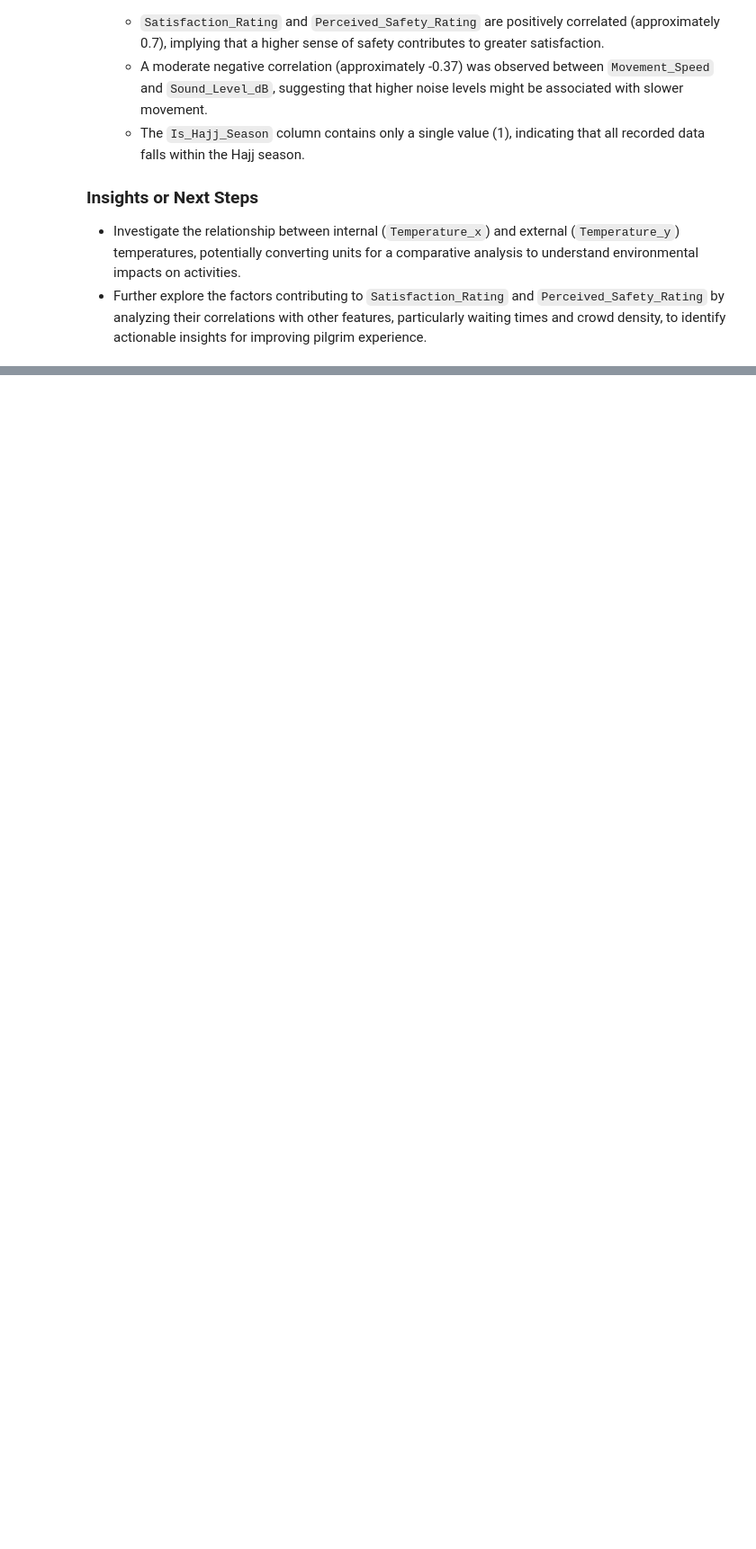
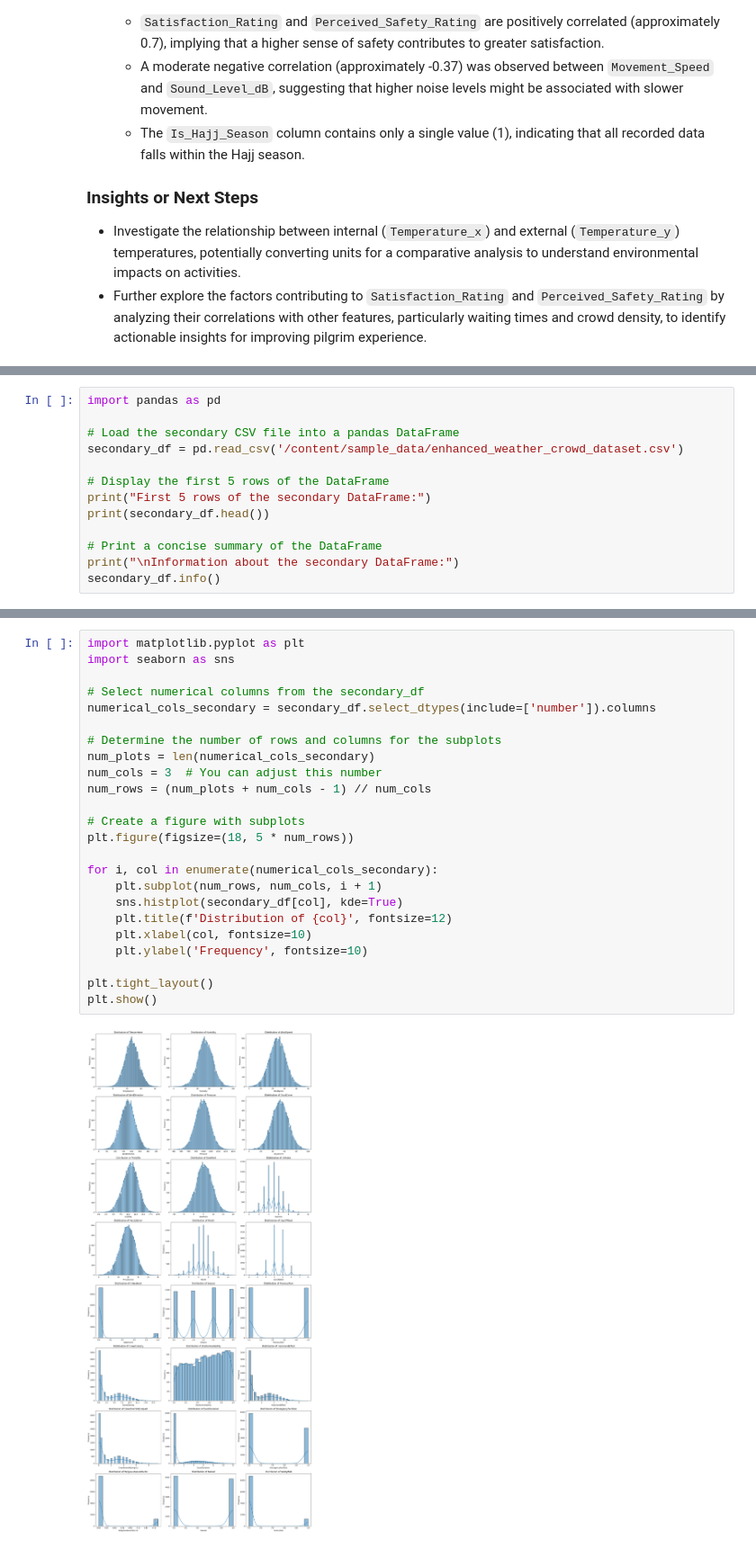
Before and after one commit to Renad110/IT362, a Jupyter notebook: Untitled2.ipynb, the cells around one changed output, grey strips where cells are left out. Shown at 90% size. Saved outputs shown, nothing was run; the diff lists cells and outputs as text; blank space fills up the shorter version.

```diff
--- a/Untitled2.ipynb
+++ b/Untitled2.ipynb
@@ -526,0 +538,13 @@ Present a comprehensive overview of the EDA process and its results, highlightin
+# %%
+import pandas as pd
+
+# Load the secondary CSV file into a pandas DataFrame
+secondary_df = pd.read_csv('/content/sample_data/enhanced_weather_crowd_dataset.csv')
+
+# Display the first 5 rows of the DataFrame
+print("First 5 rows of the secondary DataFrame:")
+print(secondary_df.head())
+
+# Print a concise summary of the DataFrame
+print("\nInformation about the secondary DataFrame:")
+secondary_df.info()
@@ -526,0 +609,26 @@ Present a comprehensive overview of the EDA process and its results, highlightin
+# %%
+import matplotlib.pyplot as plt
+import seaborn as sns
+
+# Select numerical columns from the secondary_df
+numerical_cols_secondary = secondary_df.select_dtypes(include=['number']).columns
+
+# Determine the number of rows and columns for the subplots
+num_plots = len(numerical_cols_secondary)
+num_cols = 3  # You can adjust this number
+num_rows = (num_plots + num_cols - 1) // num_cols
+
+# Create a figure with subplots
+plt.figure(figsize=(18, 5 * num_rows))
+
+for i, col in enumerate(numerical_cols_secondary):
+    plt.subplot(num_rows, num_cols, i + 1)
+    sns.histplot(secondary_df[col], kde=True)
+    plt.title(f'Distribution of {col}', fontsize=12)
+    plt.xlabel(col, fontsize=10)
+    plt.ylabel('Frequency', fontsize=10)
+
+plt.tight_layout()
+plt.show()
+# %% [output]
+[figure, added]
```
Also changed, not shown: parts of 20 cells of this notebook.
